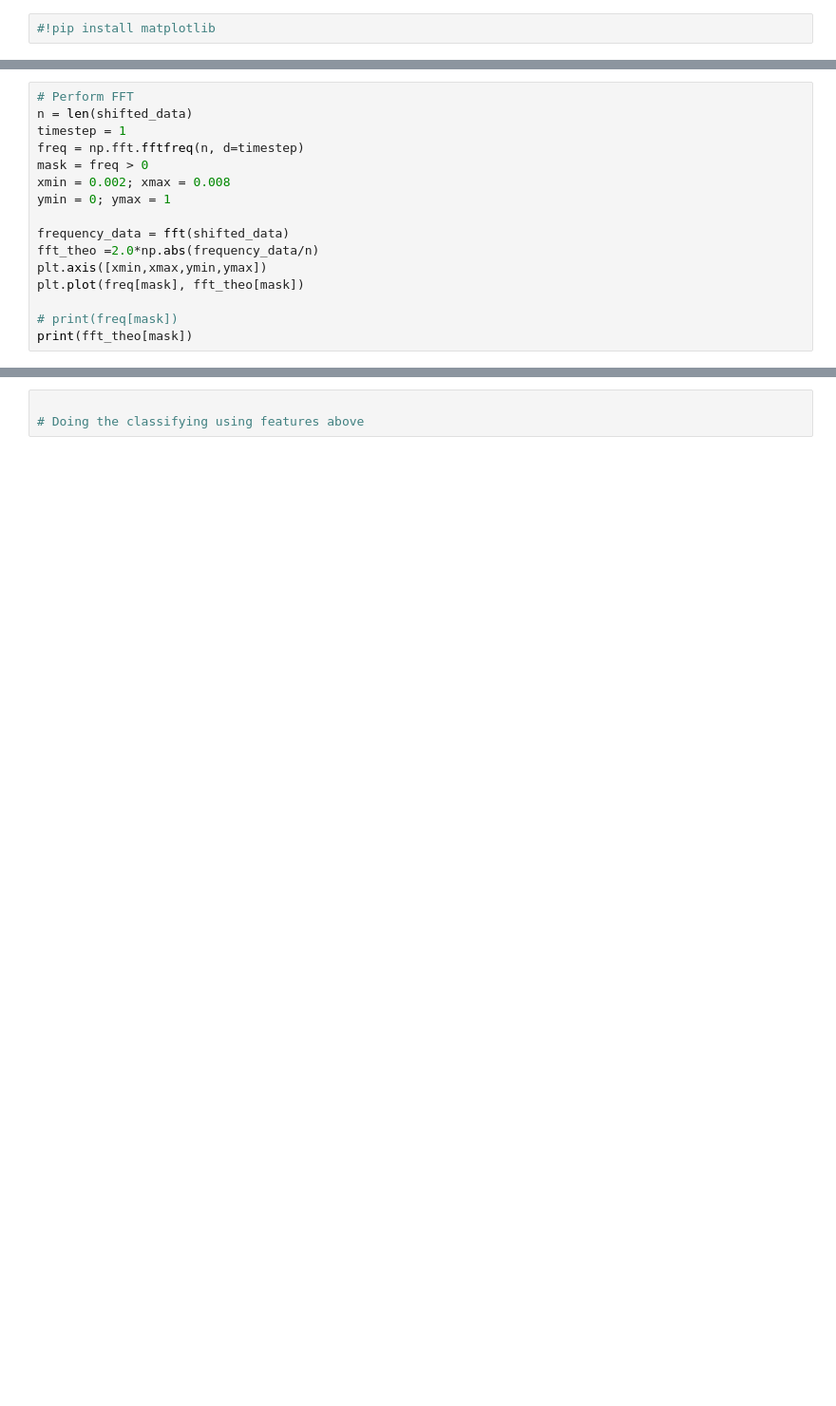
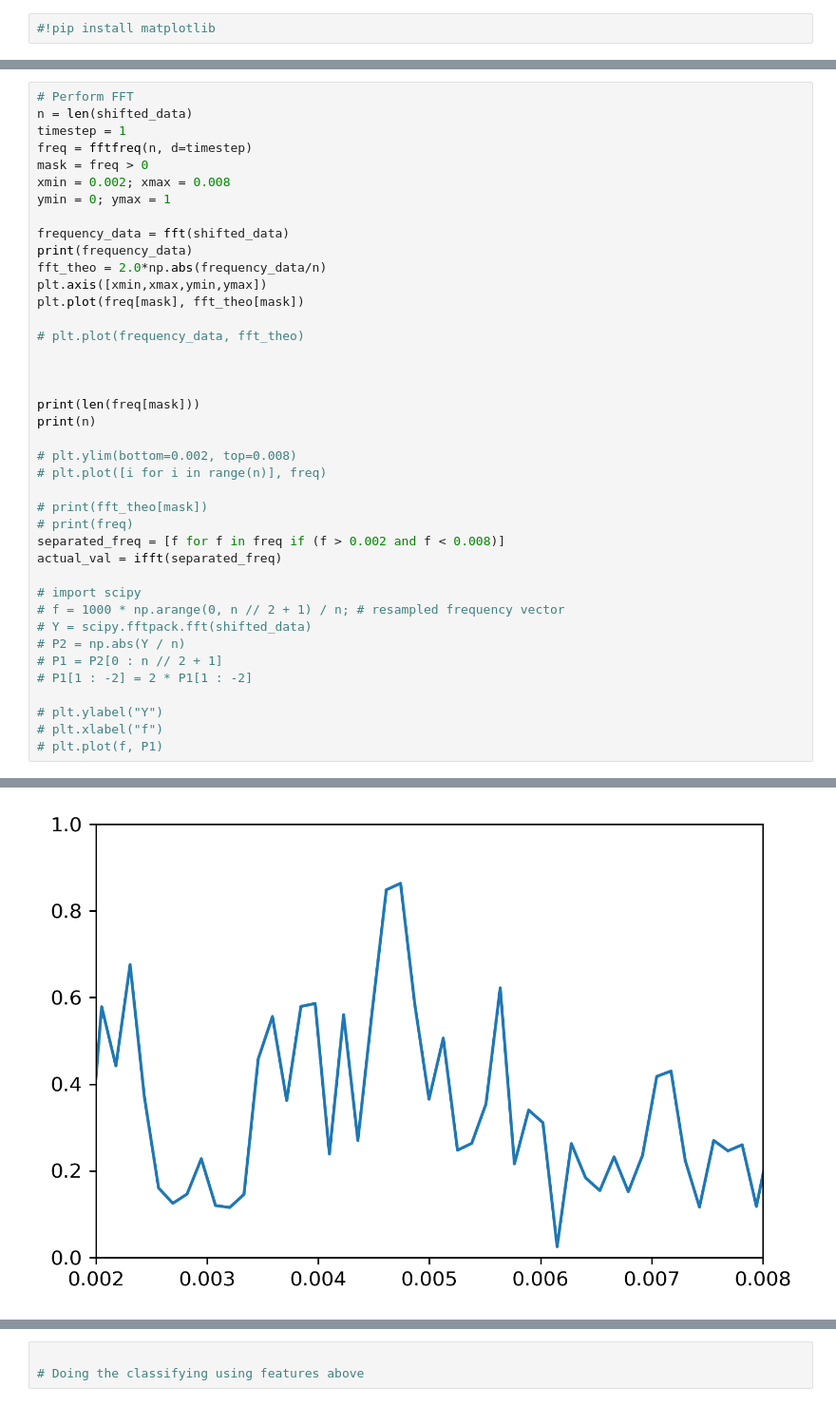
Before and after one commit to SohamPatel/WiFi_ID, a Jupyter notebook: Silence_combined.ipynb, the cells around one changed output, grey strips where cells are left out. Shown at 95% size. Saved outputs shown, nothing was run; the diff lists cells and outputs as text; blank space fills up the shorter version.

```diff
--- a/Silence_combined.ipynb
+++ b/Silence_combined.ipynb
@@ -157,15 +159,40 @@ plt.plot(shifted_data)
 # Perform FFT
 n = len(shifted_data)
 timestep = 1
-freq = np.fft.fftfreq(n, d=timestep)
+freq = fftfreq(n, d=timestep)
 mask = freq > 0
 xmin = 0.002; xmax = 0.008
 ymin = 0; ymax = 1
 
 frequency_data = fft(shifted_data)
-fft_theo =2.0*np.abs(frequency_data/n)
+print(frequency_data)
+fft_theo = 2.0*np.abs(frequency_data/n)
 plt.axis([xmin,xmax,ymin,ymax])
 plt.plot(freq[mask], fft_theo[mask])
 
-# print(freq[mask])
-print(fft_theo[mask])
+# plt.plot(frequency_data, fft_theo)
+
+
+
+print(len(freq[mask]))
+print(n)
+
+# plt.ylim(bottom=0.002, top=0.008)
+# plt.plot([i for i in range(n)], freq)
+
+# print(fft_theo[mask])
+# print(freq)
+separated_freq = [f for f in freq if (f > 0.002 and f < 0.008)]
+actual_val = ifft(separated_freq)
+
+# import scipy
+# f = 1000 * np.arange(0, n // 2 + 1) / n; # resampled frequency vector
+# Y = scipy.fftpack.fft(shifted_data)
+# P2 = np.abs(Y / n)
+# P1 = P2[0 : n // 2 + 1]
+# P1[1 : -2] = 2 * P1[1 : -2]
+
+# plt.ylabel("Y")
+# plt.xlabel("f")
+# plt.plot(f, P1)
+# %% [output]
@@ -172,3 +204,4 @@ print(fft_theo[mask])
+[figure, added]
 # %%
 from scipy.stats import kurtosis, skew
 #from skrebate import ReliefF
```
Also changed, not shown: parts of 4 cells of this notebook, 12 other files.
